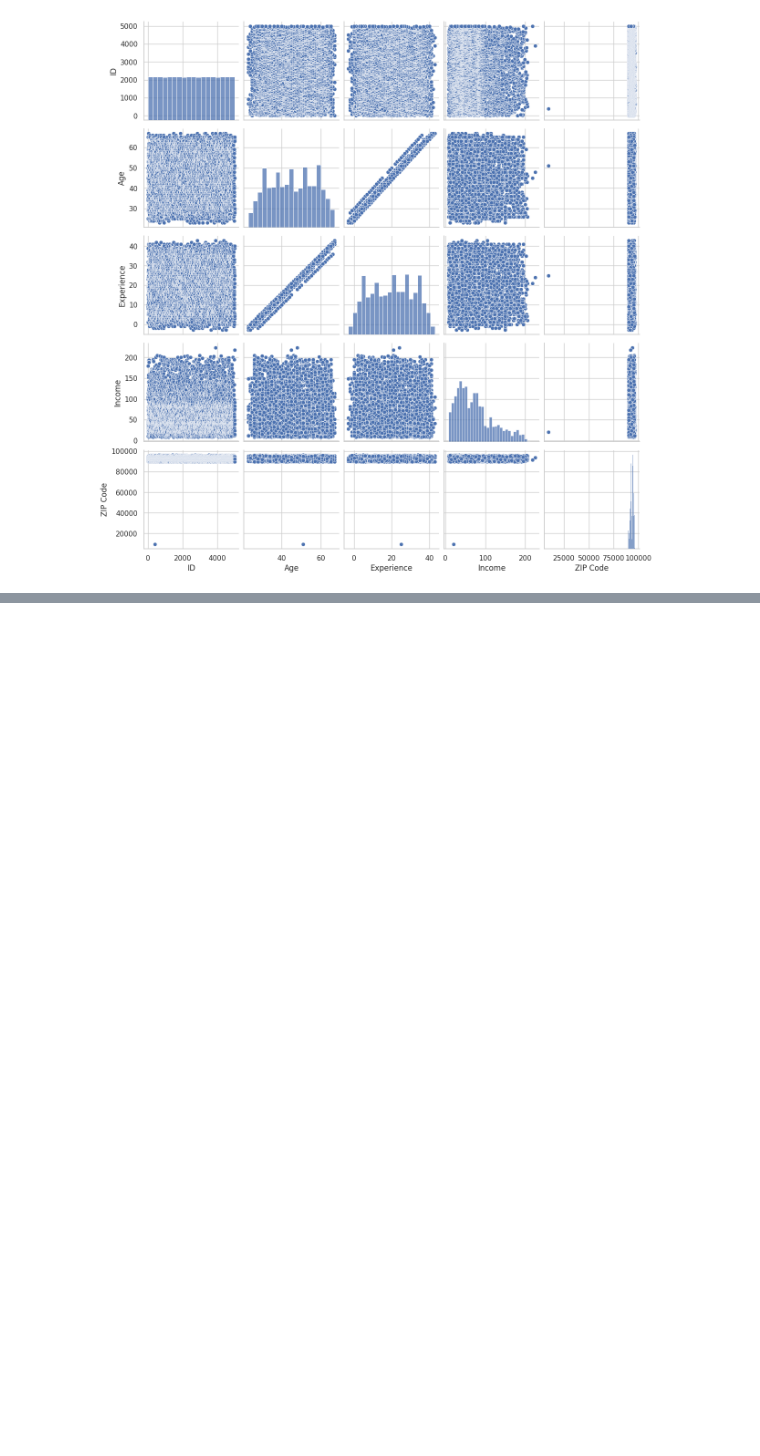
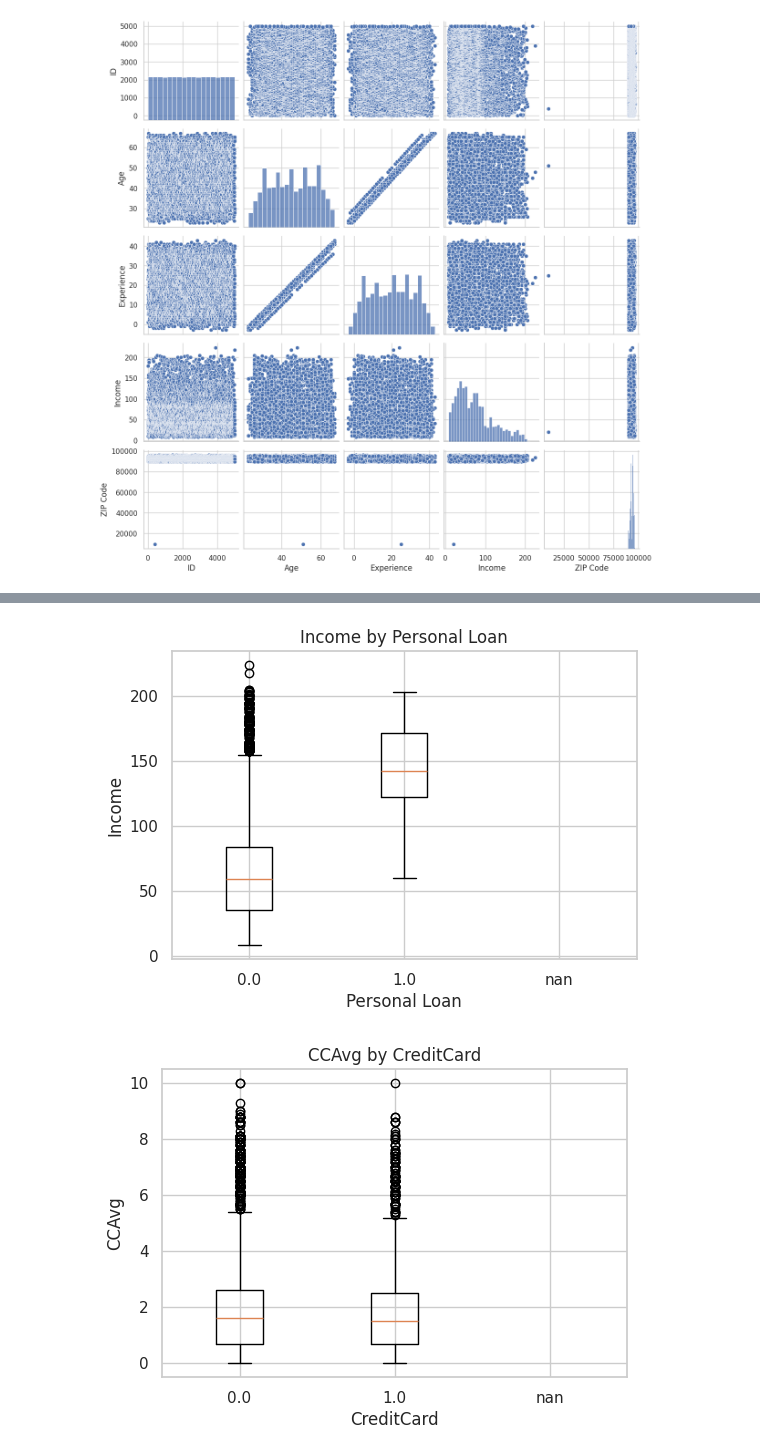
Before and after one commit to aryan802/EDA_Project_Collab_Notebook, a Jupyter notebook: 22BDS0266.ipynb, the cells around one changed output, grey strips where cells are left out. Drawn from its saved outputs; the diff is of its cells as text; code cells hidden in the pictures; blank space fills up the shorter version.

```diff
--- a/22BDS0266.ipynb
+++ b/22BDS0266.ipynb
@@ -199,0 +340,15 @@ if len(cat_cols) >= 2:
+# %%
+# Numeric vs categorical: boxplots
+pairs = [('Income','Personal Loan'), ('CCAvg','CreditCard'), ('Age','Online')]
+for num,cat in pairs:
+    if num in df.columns and cat in df.columns:
+        groups = [df[df[cat]==val][num].dropna() for val in sorted(df[cat].unique())]
+        labels = [str(val) for val in sorted(df[cat].unique())]
+        plt.figure(figsize=(6,4))
+        plt.boxplot(groups, labels=labels)
+        plt.title(f"{num} by {cat}")
+        plt.xlabel(cat); plt.ylabel(num)
+        plt.show()
+# %% [output]
+[figure, added]
+[figure, added]
```
Also changed, not shown: parts of 24 cells of this notebook.
